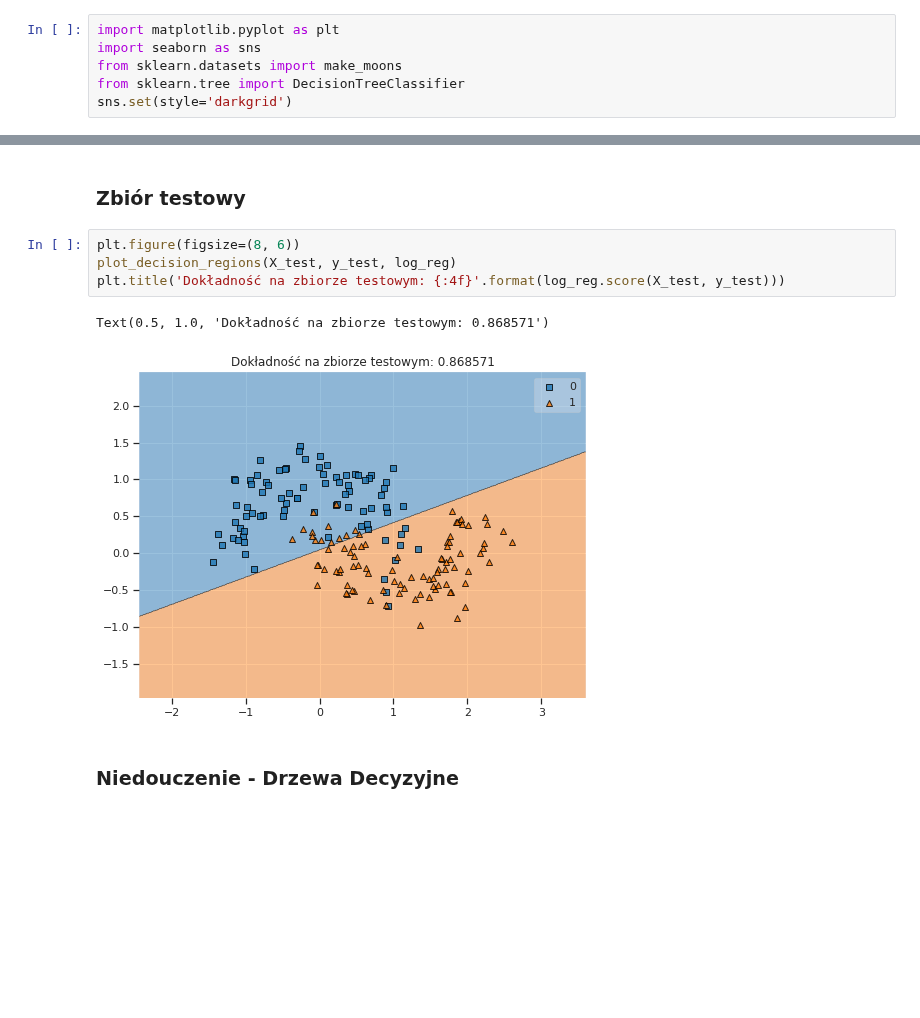
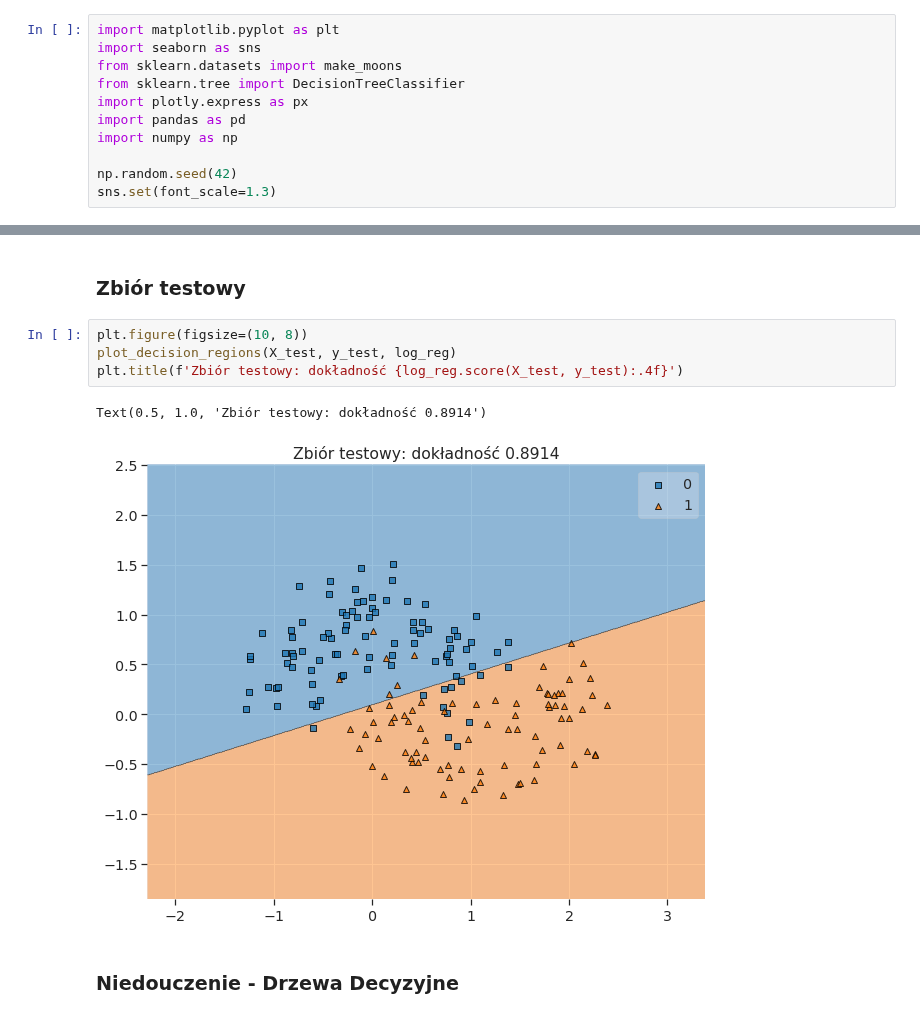
Before and after one commit to krakowiakpawel9/ml_course, a Jupyter notebook: cont/23_under_over_fitting.ipynb, the cells around one changed output, grey strips where cells are left out. Drawn from its saved outputs; the diff is of its cells as text; blank space fills up the shorter version.

```diff
--- a/cont/23_under_over_fitting.ipynb
+++ b/cont/23_under_over_fitting.ipynb
@@ -9,7 +9,12 @@ import matplotlib.pyplot as plt
 import seaborn as sns
 from sklearn.datasets import make_moons
 from sklearn.tree import DecisionTreeClassifier
-sns.set(style='darkgrid')
+import plotly.express as px
+import pandas as pd
+import numpy as np
+
+np.random.seed(42)
+sns.set(font_scale=1.3)
 # %% [markdown]
 ### Wygenerowanie danych
 # %%
@@ -80,12 +103,12 @@ Text(0.5, 1.0, 'Dokładność na zbiorze treningowym: 0.847619')
 # %% [markdown]
 ### Zbiór testowy
 # %%
-plt.figure(figsize=(8, 6))
+plt.figure(figsize=(10, 8))
 plot_decision_regions(X_test, y_test, log_reg)
-plt.title('Dokładność na zbiorze testowym: {:4f}'.format(log_reg.score(X_test, y_test)))
+plt.title(f'Zbiór testowy: dokładność {log_reg.score(X_test, y_test):.4f}')
 # %% [output]
-Text(0.5, 1.0, 'Dokładność na zbiorze testowym: 0.868571')
+Text(0.5, 1.0, 'Zbiór testowy: dokładność 0.8914')
-[figure, old version]
+[figure, new version]
 # %% [markdown]
 ### Niedouczenie - Drzewa Decyzyjne
 # %%
```
Also changed, not shown: parts of 17 cells of this notebook.
